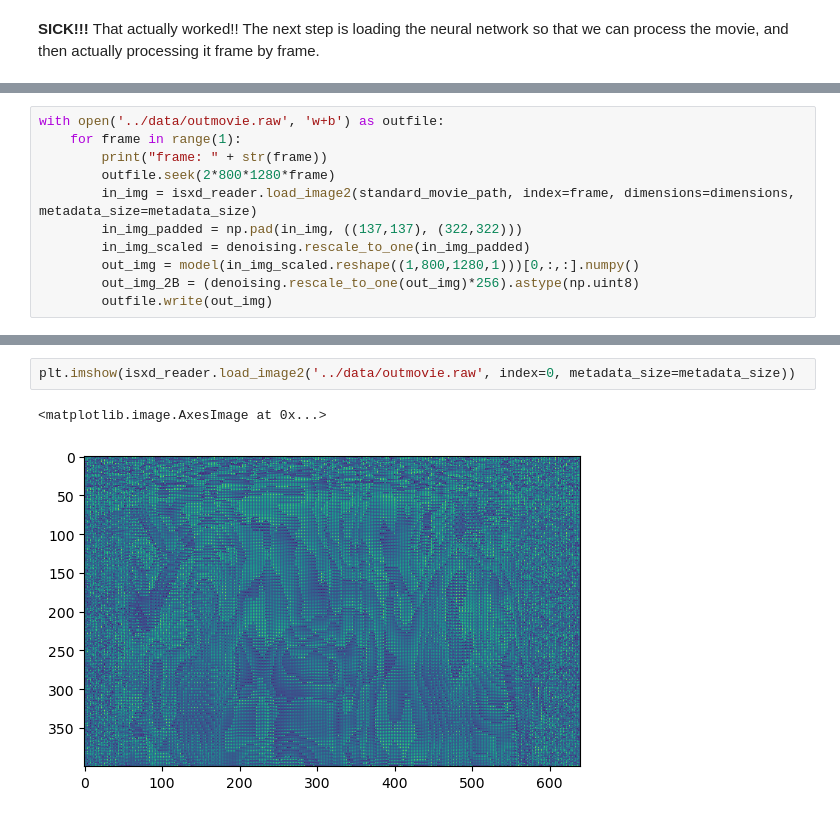
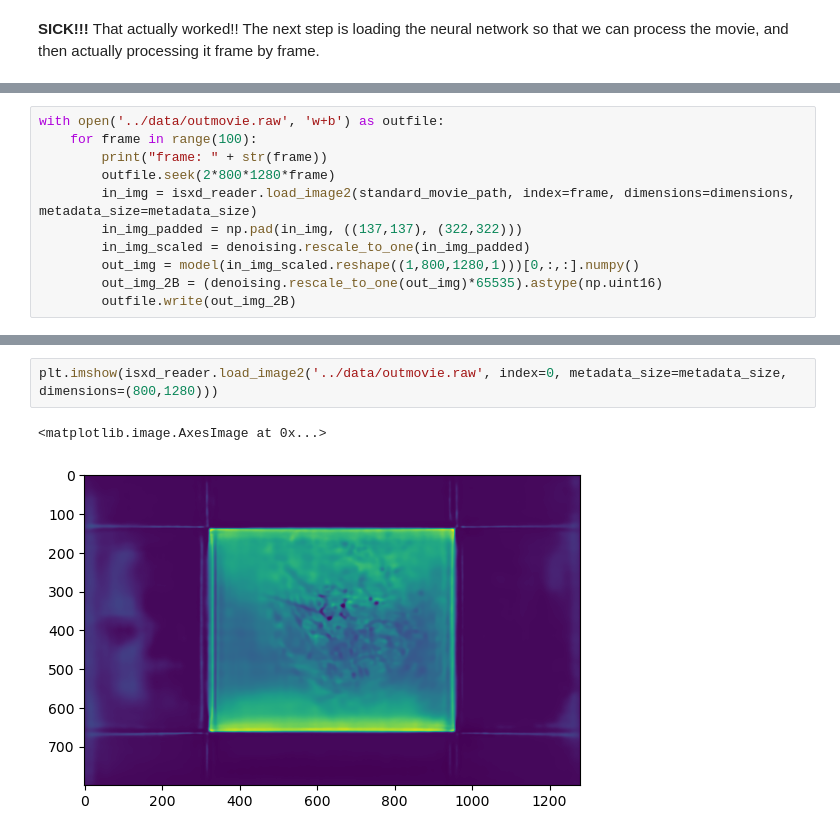
Before and after one commit to DanielShteinbok/MultiWienerNet, a Jupyter notebook: tensorflow/Large Movie Deconvolution.ipynb, the cells around one changed output, grey strips where cells are left out. Drawn from its saved outputs; the diff is of its cells as text.

```diff
--- a/tensorflow/Large Movie Deconvolution.ipynb
+++ b/tensorflow/Large Movie Deconvolution.ipynb
@@ -93,14 +93,14 @@ To enable them in other operations, rebuild TensorFlow with the appropriate comp
 <tensorflow.python.checkpoint.checkpoint.CheckpointLoadStatus at 0x...>
 # %%
 with open('../data/outmovie.raw', 'w+b') as outfile:
-    for frame in range(1):
+    for frame in range(100):
         print("frame: " + str(frame))
         outfile.seek(2*800*1280*frame)
         in_img = isxd_reader.load_image2(standard_movie_path, index=frame, dimensions=dimensions, metadata_size=metadata_size)
         in_img_padded = np.pad(in_img, ((137,137), (322,322)))
         in_img_scaled = denoising.rescale_to_one(in_img_padded)
         out_img = model(in_img_scaled.reshape((1,800,1280,1)))[0,:,:].numpy()
-        out_img_2B = (denoising.rescale_to_one(out_img)*256).astype(np.uint8)
-        outfile.write(out_img)
+        out_img_2B = (denoising.rescale_to_one(out_img)*65535).astype(np.uint16)
+        outfile.write(out_img_2B)
 # %% [output]
 frame: 0
@@ -107,5 +123,5 @@ frame: 0
 # %%
-plt.imshow(isxd_reader.load_image2('../data/outmovie.raw', index=0, metadata_size=metadata_size))
+plt.imshow(isxd_reader.load_image2('../data/outmovie.raw', index=0, metadata_size=metadata_size, dimensions=(800,1280)))
 # %% [output]
 <matplotlib.image.AxesImage at 0x...>
-[figure, old version]
+[figure, new version]
```
Also changed, not shown: parts of 4 cells of this notebook.
